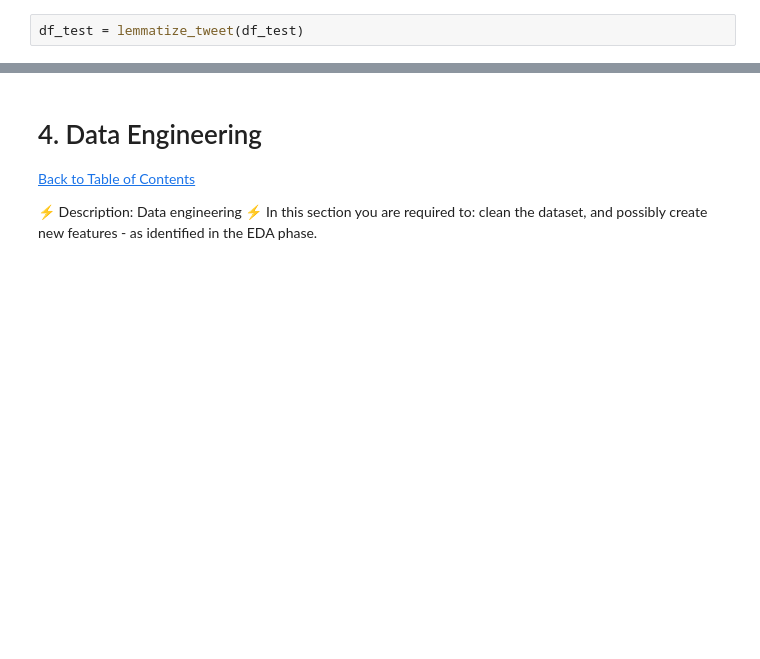
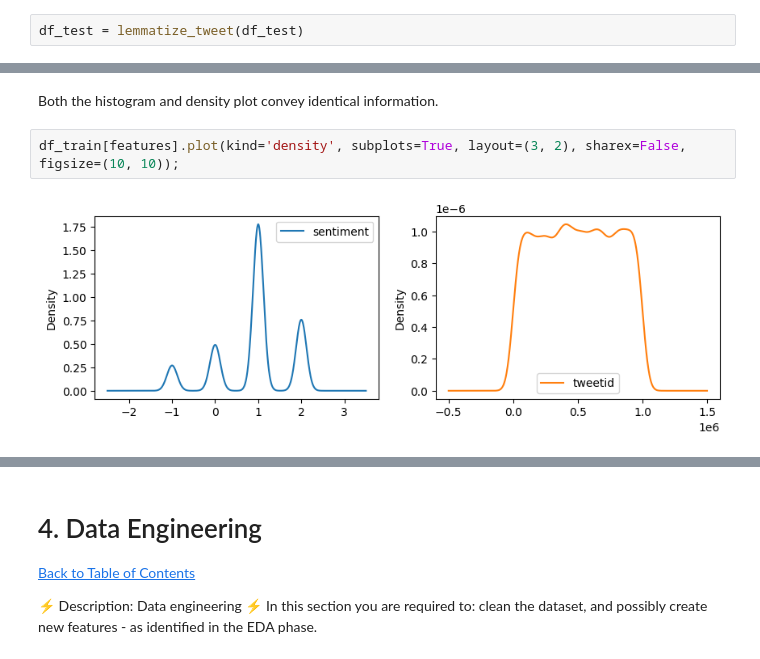
Before and after one commit to Thato-rabodiba/NM_1-Coders, a Jupyter notebook: NM_1 CLASSIFICATION PREDICT.ipynb, the cells around one changed output, grey strips where cells are left out. Drawn from its saved outputs; the diff is of its cells as text; blank space fills up the shorter version.

```diff
--- a/NM_1 CLASSIFICATION PREDICT.ipynb
+++ b/NM_1 CLASSIFICATION PREDICT.ipynb
@@ -446,0 +504,6 @@ df_test = lemmatize_tweet(df_test)
+# %% [markdown]
+Both the histogram and density plot convey identical information.
+# %%
+df_train[features].plot(kind='density', subplots=True, layout=(3, 2), sharex=False, figsize=(10, 10));
+# %% [output]
+[figure, added]
```
Also changed, not shown: parts of 38 cells of this notebook.
